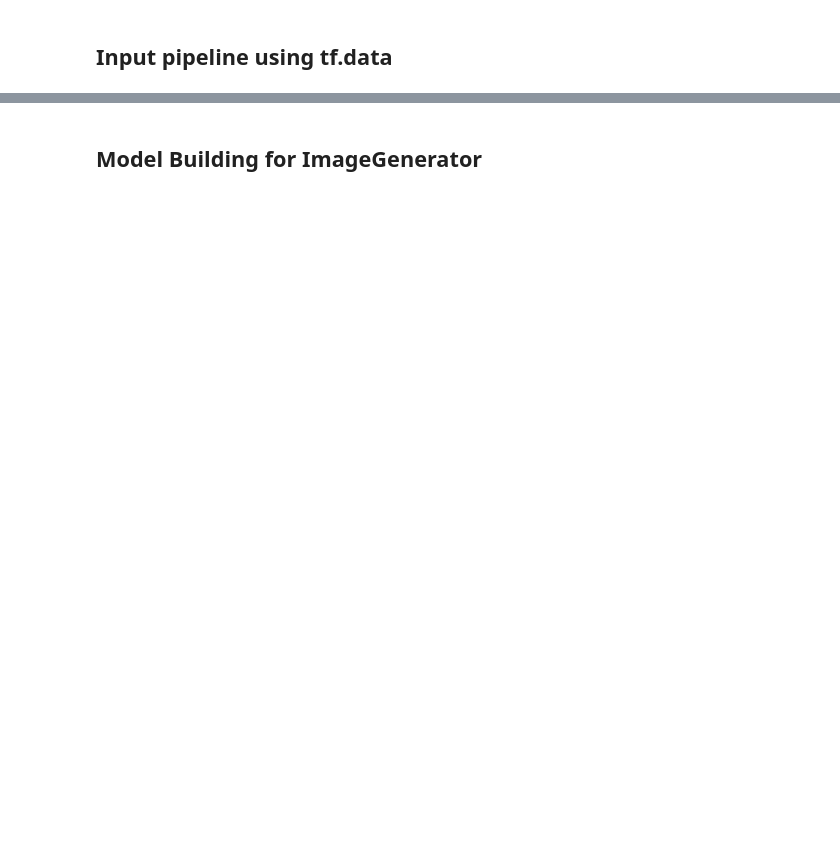
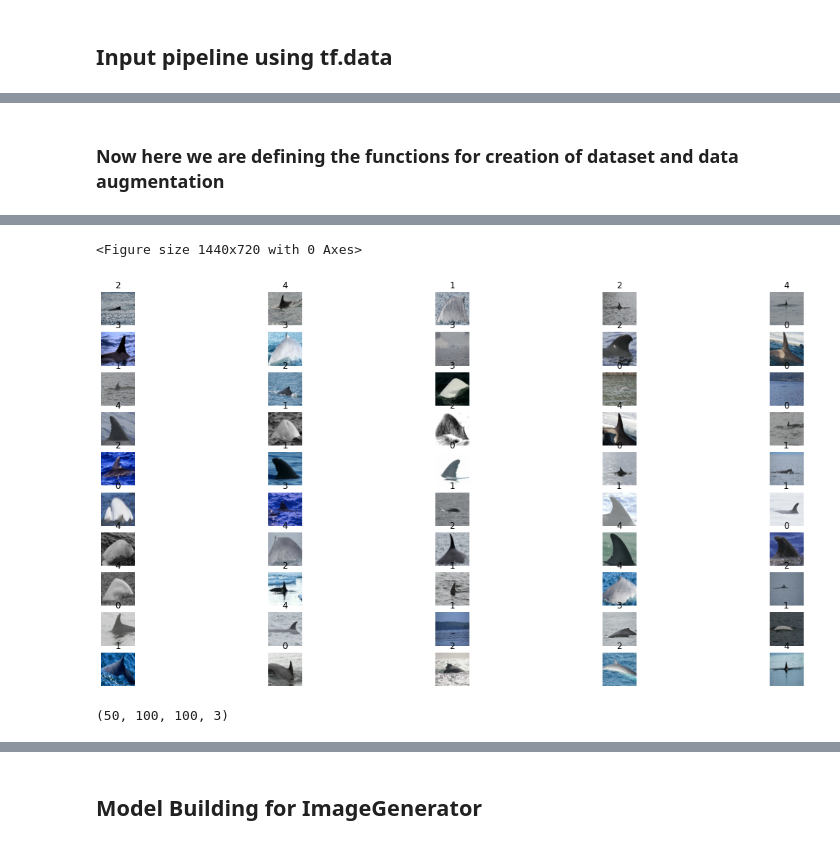
Before and after one commit to piyumaha12/Happy_Whale_Kaggle, a Jupyter notebook: happy-whale-on-reduced-size-image.ipynb, the cells around one changed output, grey strips where cells are left out. Cells and saved outputs as stored; diff of their text form; code cells hidden in the pictures; blank space fills up the shorter version.

Commit message:
Kaggle Notebook | Happy Whale on reduced size image | Version 11

```diff
--- a/happy-whale-on-reduced-size-image.ipynb
+++ b/happy-whale-on-reduced-size-image.ipynb
@@ -123,3 +159,5 @@ else:
+# %% [markdown]
+<h3> Now here we are defining the functions for creation of dataset and data augmentation </h3>
 # %%
 def data_loader(filenames, labels):
     dataset = tf.data.Dataset.from_tensor_slices((filenames, labels))
@@ -187,0 +253,20 @@ def get_resized_dataset(filename, labels):
+# %%
+train_ds = get_dataset(x_train, y_train)
+val_ds = get_dataset(x_val, y_val)
+# %%
+row, col = 11, 5
+
+row = min(row, BATCH//col)
+plt.figure(figsize = (20,10))
+plt.subplots(row, col, figsize = (20,10))
+for image, label in train_ds:
+    for j in range(row*col):
+        plt.subplot(row, col, j+1)
+        plt.axis('off')
+        plt.imshow(image[j])
+        plt.title(label[j].numpy())
+#         plt.tight_layout()
+    plt.show()
+    print(image.shape)
+    break
+# %% [output]
@@ -187,0 +274,3 @@ def get_resized_dataset(filename, labels):
+<Figure size 1440x720 with 0 Axes>
+[figure, added]
+(50, 100, 100, 3)
```
Also changed, not shown: parts of 41 cells of this notebook.
